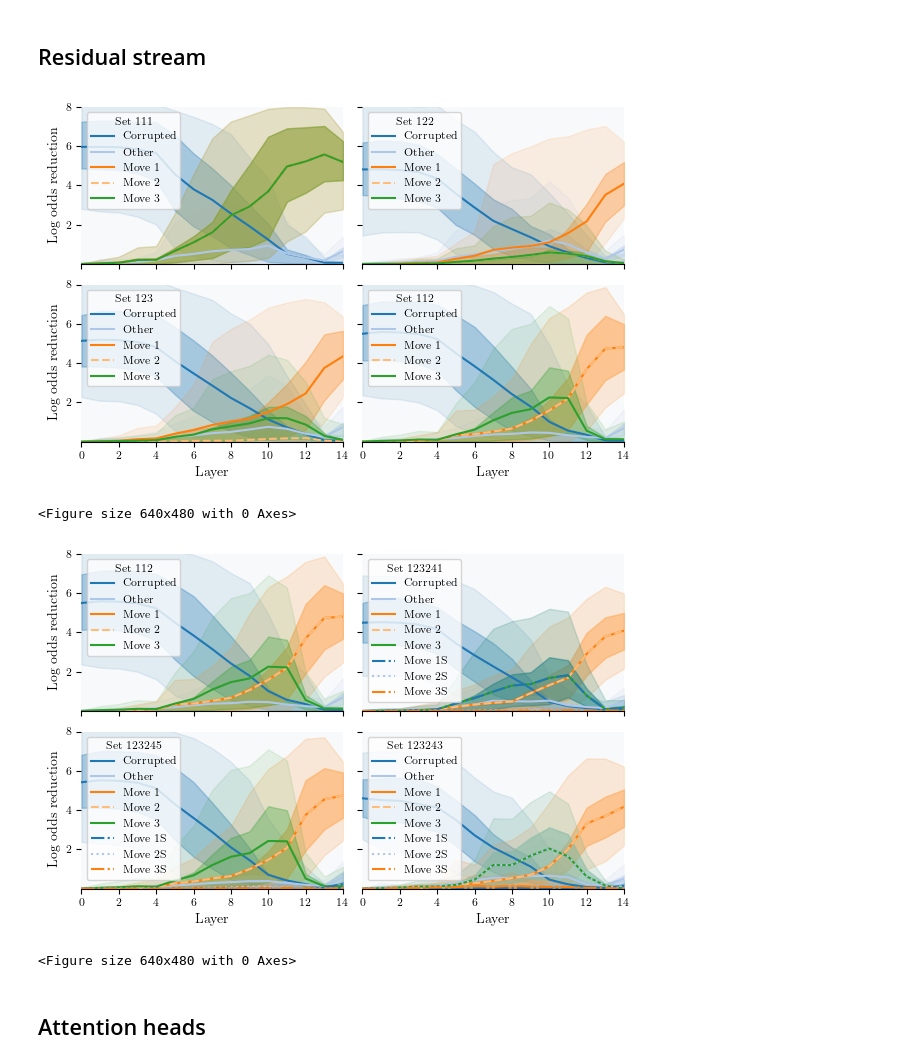
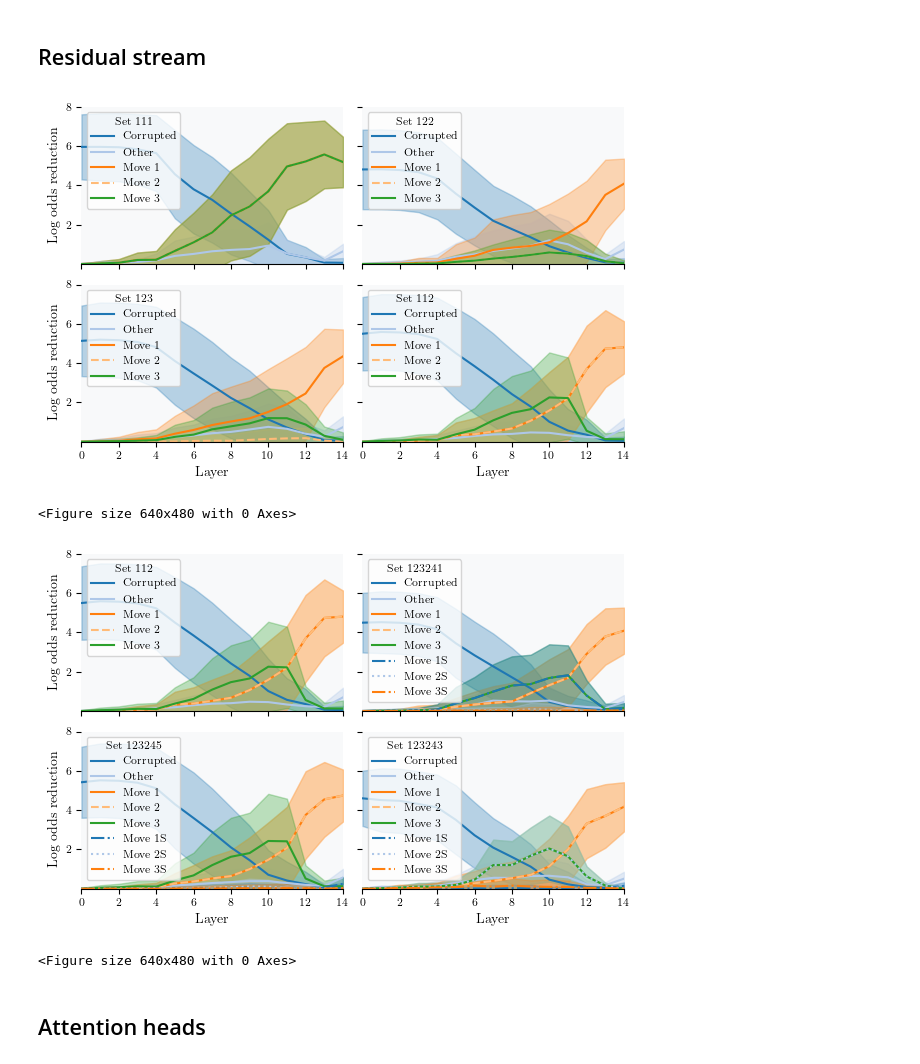
Before and after one commit to diogo-cruz/leela-interp, a Jupyter notebook: paper_figures_tmlr.ipynb, the cells around one changed output. Cells and saved outputs as stored; diff of their text form; code cells hidden in the pictures.

```diff
--- a/paper_figures_tmlr.ipynb
+++ b/paper_figures_tmlr.ipynb
@@ -28,16 +29,16 @@ Using device: cpu
 # %%
 study = FifthMoveStudy(load_all=False)
 possibilities = study.get_possibility_list('n', lengths=[3])
-study.plot_residual_effects_grid('n', possibilities, y_max=8, n_cols=2, filename="paper_residual_effects_3")
+study.plot_residual_effects_grid('n', possibilities, y_max=8, n_cols=2, filename="paper_residual_effects_3", plot_std=True, plot_ci=False)
 # %% [output]
-[figure, old version]
+[figure, new version]
 <Figure size 640x480 with 0 Axes>
 # %%
 possibilities = [('s', possibility) for possibility in study.get_possibility_list('s', lengths=[3]) if possibility[1] == possibility[3] != possibility[5]]
 possibilities = [('n', '112')] + possibilities
-study.plot_residual_effects_grid(possibilities, y_max=8, n_cols=2, filename="paper_residual_effects_3S_112")
+study.plot_residual_effects_grid(possibilities, y_max=8, n_cols=2, filename="paper_residual_effects_3S_112", plot_std=True, plot_ci=False)
 # %% [output]
-[figure, old version]
+[figure, new version]
 <Figure size 640x480 with 0 Axes>
 # %% [markdown]
 ## Attention heads
```
Also changed, not shown: parts of 11 cells of this notebook, 17 other files.
